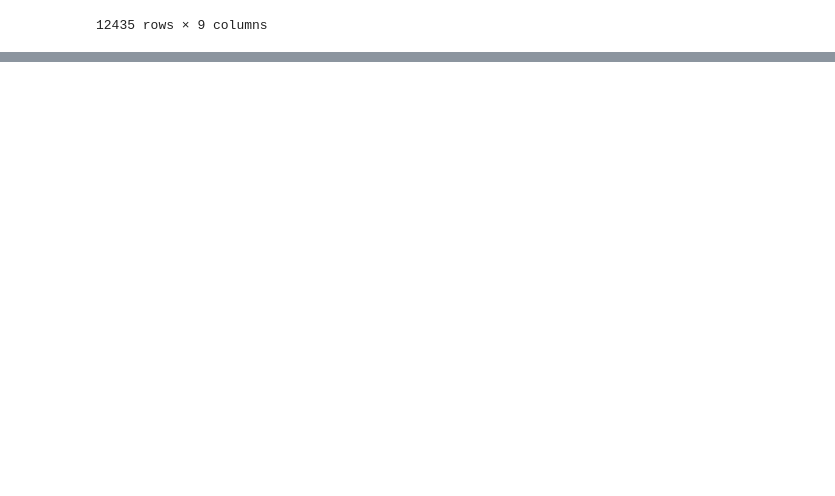
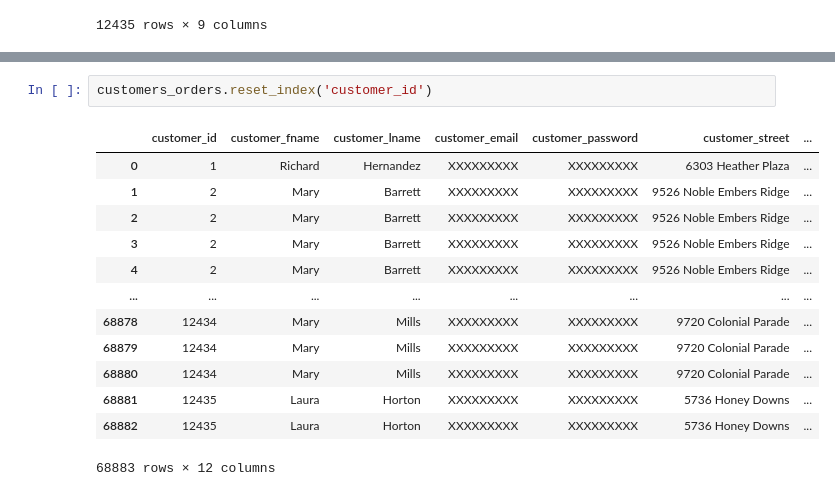
Before and after one commit to divyarani-phondekar/Python, a Jupyter notebook: pandas_join.ipynb, the cells around one changed output, grey strips where cells are left out. Drawn from its saved outputs; the diff is of its cells as text; blank space fills up the shorter version.

```diff
--- a/pandas_join.ipynb
+++ b/pandas_join.ipynb
@@ -54,0 +151,16 @@ customers
+# %%
+customers_orders.reset_index('customer_id')
+# %% [output]
+|  | customer_id | customer_fname | customer_lname | customer_email | customer_password | customer_street | ... |
+| 0 | 1 | Richard | Hernandez | XXXXXXXXX | XXXXXXXXX | 6303 Heather Plaza | ... |
+| 1 | 2 | Mary | Barrett | XXXXXXXXX | XXXXXXXXX | 9526 Noble Embers Ridge | ... |
+| 2 | 2 | Mary | Barrett | XXXXXXXXX | XXXXXXXXX | 9526 Noble Embers Ridge | ... |
+| 3 | 2 | Mary | Barrett | XXXXXXXXX | XXXXXXXXX | 9526 Noble Embers Ridge | ... |
+| 4 | 2 | Mary | Barrett | XXXXXXXXX | XXXXXXXXX | 9526 Noble Embers Ridge | ... |
+| ... | ... | ... | ... | ... | ... | ... | ... |
+| 68878 | 12434 | Mary | Mills | XXXXXXXXX | XXXXXXXXX | 9720 Colonial Parade | ... |
+| 68879 | 12434 | Mary | Mills | XXXXXXXXX | XXXXXXXXX | 9720 Colonial Parade | ... |
+| 68880 | 12434 | Mary | Mills | XXXXXXXXX | XXXXXXXXX | 9720 Colonial Parade | ... |
+| 68881 | 12435 | Laura | Horton | XXXXXXXXX | XXXXXXXXX | 5736 Honey Downs | ... |
+| 68882 | 12435 | Laura | Horton | XXXXXXXXX | XXXXXXXXX | 5736 Honey Downs | ... |
+68883 rows × 12 columns
```
Also changed, not shown: parts of 9 cells of this notebook, 1 other file.
